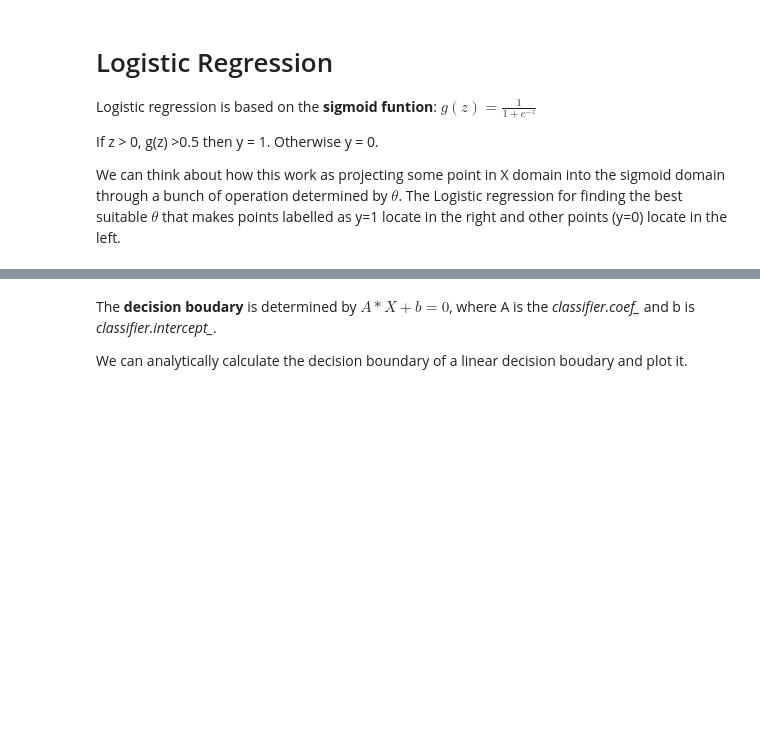
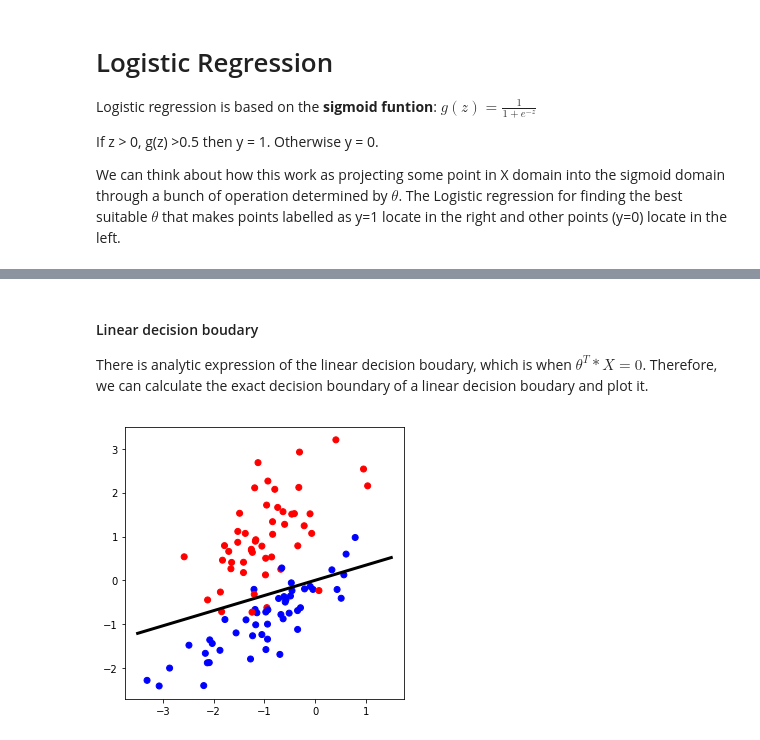
Before and after one commit to jeremy-xx/logistic-regression, a Jupyter notebook: logistic_regression.ipynb, the cells around one changed output, grey strips where cells are left out. Cells and saved outputs as stored; diff of their text form; code cells hidden in the pictures; blank space fills up the shorter version.

```diff
--- a/logistic_regression.ipynb
+++ b/logistic_regression.ipynb
@@ -48,0 +41,21 @@ plt.show()
+# %%
+def lr_model(X,y,learning_rate=0.1,iteration_num=100,print_cost_interval=10):
+
+    m,n_theta = X.shape
+    np.random.seed(2)
+    theta = np.random.randn(n_theta,1)
+
+    for i in range(iteration_num):
+        z = np.dot(X,theta)
+        a = sigmoid(z)
+
+        cost = -np.mean(y*np.log(a) + (1-y)*np.log(1-a))
+        grad = 1/m*np.dot(X.T,a-y)
+
+        # update
+        theta = theta - learning_rate*grad
+
+        if i%print_cost_interval == 0:
+            print('cost after {} iterations: {}'.format(i,cost))
+
+    return theta
@@ -48,0 +78,2 @@ plt.show()
+# %%
+theta = lr_model(X,Y,learning_rate=0.1,iteration_num=1000,print_cost_interval=100)
@@ -49,5 +91,14 @@ plt.show()
 # %% [markdown]
-The **decision boudary** is determined by $A*X+b =0$, where A is the *classifier.coef_* and b is *classifier.intercept_*.
-
-We can analytically calculate the decision boundary of a linear decision boudary and plot it.
+#### Linear decision boudary
+There is analytic expression of the linear decision boudary, which is when $\theta^T*X=0$.
+Therefore, we can calculate the exact decision boundary of a linear decision boudary and plot it.
+# %%
+b1 = np.linspace(-3.5,1.5,100)
+b2 = -(0 + theta[0]*b1)/theta[1]
+plt.figure(figsize=(5,5))
+plt.scatter(X[:,0],X[:,1],c=y,cmap=plt.get_cmap('bwr'))
+plt.plot(b1,b2,'k-',linewidth=3)
+plt.show()
+# %% [output]
+[figure, added]
 # %%
```
Also changed, not shown: parts of 11 cells of this notebook.
